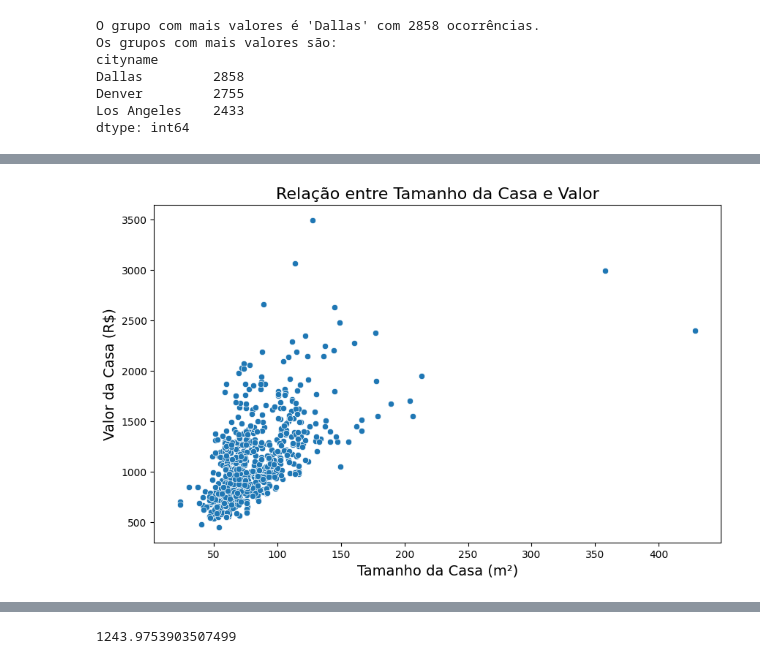
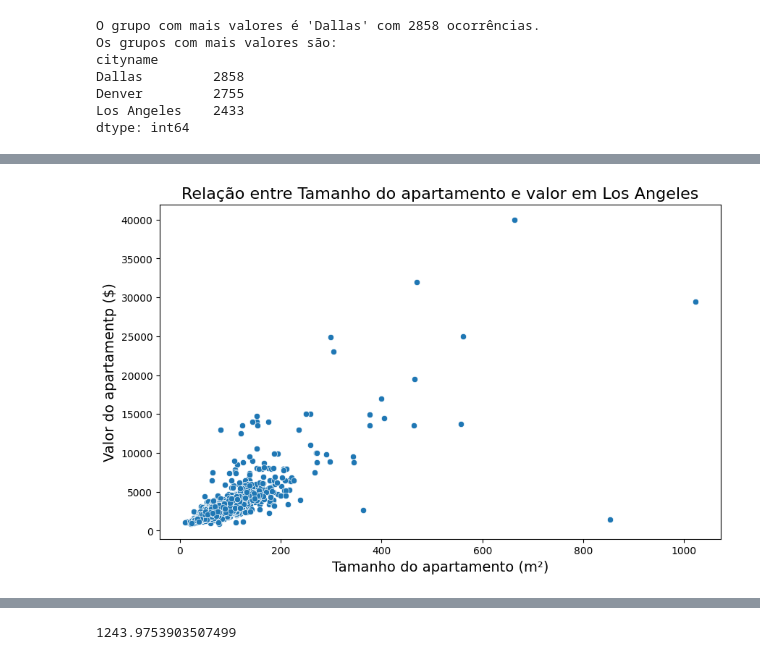
Before and after one commit to lucasbenevinuto/An-lise-Imobili-ria-, a Jupyter notebook: 100k.ipynb, the cells around one changed output, grey strips where cells are left out. Saved outputs shown, nothing was run; the diff lists cells and outputs as text; code cells hidden in the pictures.

```diff
--- a/100k.ipynb
+++ b/100k.ipynb
@@ -3,7 +3,7 @@ import pandas as pd
 import numpy as np
 import matplotlib.pyplot as plt
 # %%
-dataset_1 = pd.read_csv('apartments_for_rent_classified_100K.csv', encoding='latin1' , delimiter=';')
+dataset_1 = pd.read_csv('dataset/apartments_for_rent_classified_100K.csv', encoding='latin1' , delimiter=';')
 # %%
 print(dataset_1.columns)
 # %% [output]
@@ -128,14 +203,14 @@ plt.show()
 # %%
-df_h = df[df['cityname'] == 'Houston']
+df_h = df[df['cityname'] == 'Los Angeles']
 
 plt.figure(figsize=(10, 6))
 sns.scatterplot(x='square_m', y='price', data=df_h)
 
-plt.title('Relação entre Tamanho da Casa e Valor', fontsize=16)
-plt.xlabel('Tamanho da Casa (m²)', fontsize=14)
-plt.ylabel('Valor da Casa (R$)', fontsize=14)
+plt.title('Relação entre Tamanho do apartamento e valor em Los Angeles', fontsize=16)
+plt.xlabel('Tamanho do apartamento (m²)', fontsize=14)
+plt.ylabel('Valor do apartamentp ($)', fontsize=14)
 
 # Exibir o gráfico
 plt.show()
 # %% [output]
-[figure, old version]
+[figure, new version]
```
Also changed, not shown: parts of 18 cells of this notebook, 24 other files.
